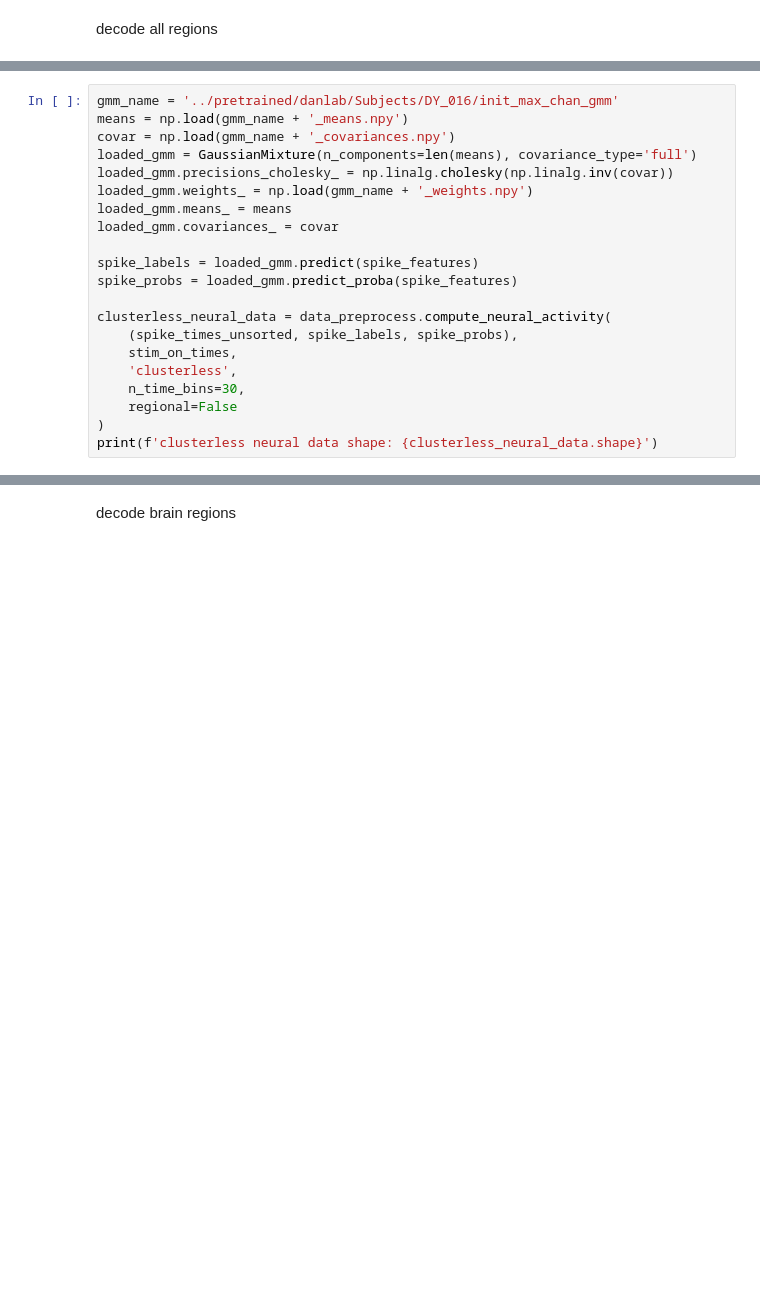
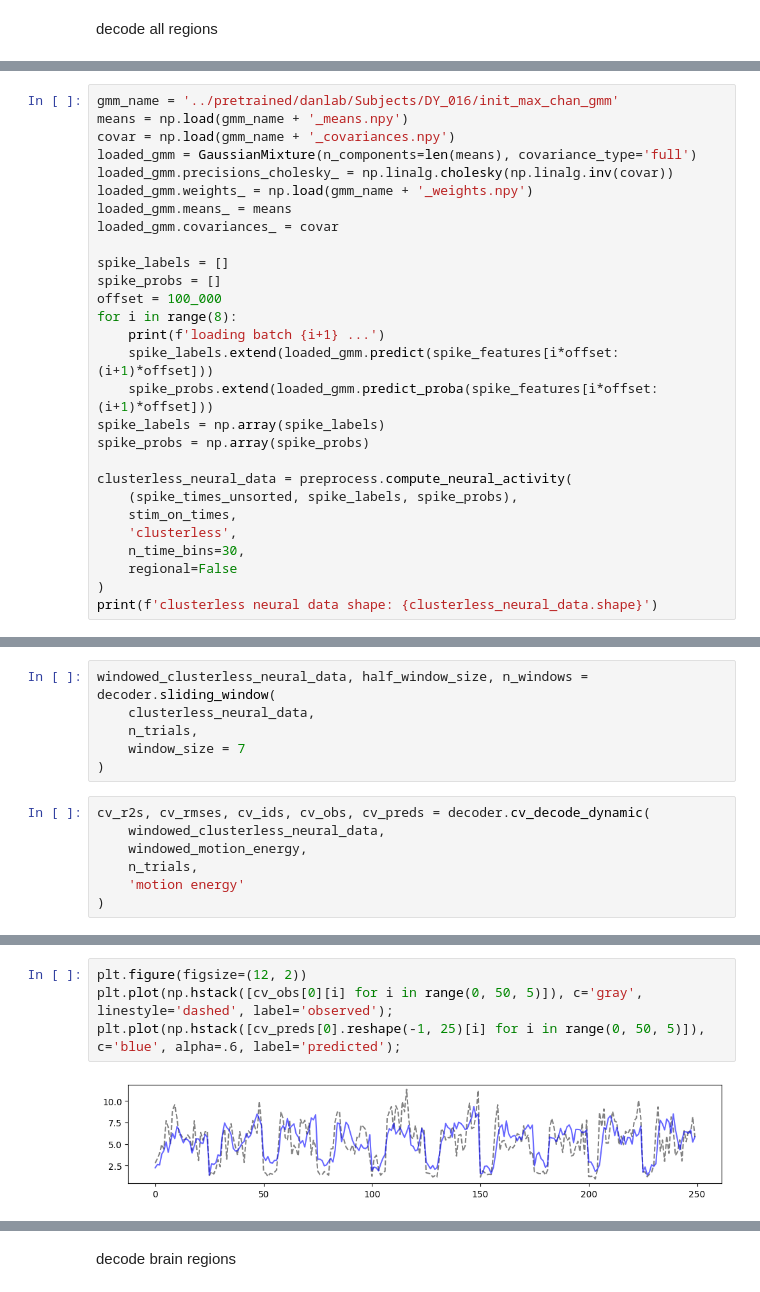
Before and after one commit to yzhang511/density_decoding, a Jupyter notebook: demo/dy_016_continuous_behaviors.ipynb, the cells around one changed output, grey strips where cells are left out. Drawn from its saved outputs; the diff is of its cells as text; blank space fills up the shorter version.

```diff
--- a/demo/dy_016_continuous_behaviors.ipynb
+++ b/demo/dy_016_continuous_behaviors.ipynb
@@ -217,10 +188,17 @@ loaded_gmm.weights_ = np.load(gmm_name + '_weights.npy')
 loaded_gmm.means_ = means
 loaded_gmm.covariances_ = covar
 
-spike_labels = loaded_gmm.predict(spike_features)
-spike_probs = loaded_gmm.predict_proba(spike_features)
+spike_labels = []
+spike_probs = []
+offset = 100_000
+for i in range(8):
+    print(f'loading batch {i+1} ...')
+    spike_labels.extend(loaded_gmm.predict(spike_features[i*offset:(i+1)*offset]))
+    spike_probs.extend(loaded_gmm.predict_proba(spike_features[i*offset:(i+1)*offset]))
+spike_labels = np.array(spike_labels)
+spike_probs = np.array(spike_probs)
 
-clusterless_neural_data = data_preprocess.compute_neural_activity(
+clusterless_neural_data = preprocess.compute_neural_activity(
     (spike_times_unsorted, spike_labels, spike_probs),
     stim_on_times,
     'clusterless',
@@ -230,0 +219,13 @@ print(f'clusterless neural data shape: {clusterless_neural_data.shape}')
+# %%
+windowed_clusterless_neural_data, half_window_size, n_windows = decoder.sliding_window(
+    clusterless_neural_data,
+    n_trials,
+    window_size = 7
+)
+# %%
+cv_r2s, cv_rmses, cv_ids, cv_obs, cv_preds = decoder.cv_decode_dynamic(
+    windowed_clusterless_neural_data,
+    windowed_motion_energy,
+    n_trials,
+    'motion energy'
+)
@@ -230,0 +240,6 @@ print(f'clusterless neural data shape: {clusterless_neural_data.shape}')
+# %%
+plt.figure(figsize=(12, 2))
+plt.plot(np.hstack([cv_obs[0][i] for i in range(0, 50, 5)]), c='gray', linestyle='dashed', label='observed');
+plt.plot(np.hstack([cv_preds[0].reshape(-1, 25)[i] for i in range(0, 50, 5)]), c='blue', alpha=.6, label='predicted');
+# %% [output]
+[figure, added]
```
Also changed, not shown: parts of 25 cells of this notebook, 7 other files.
